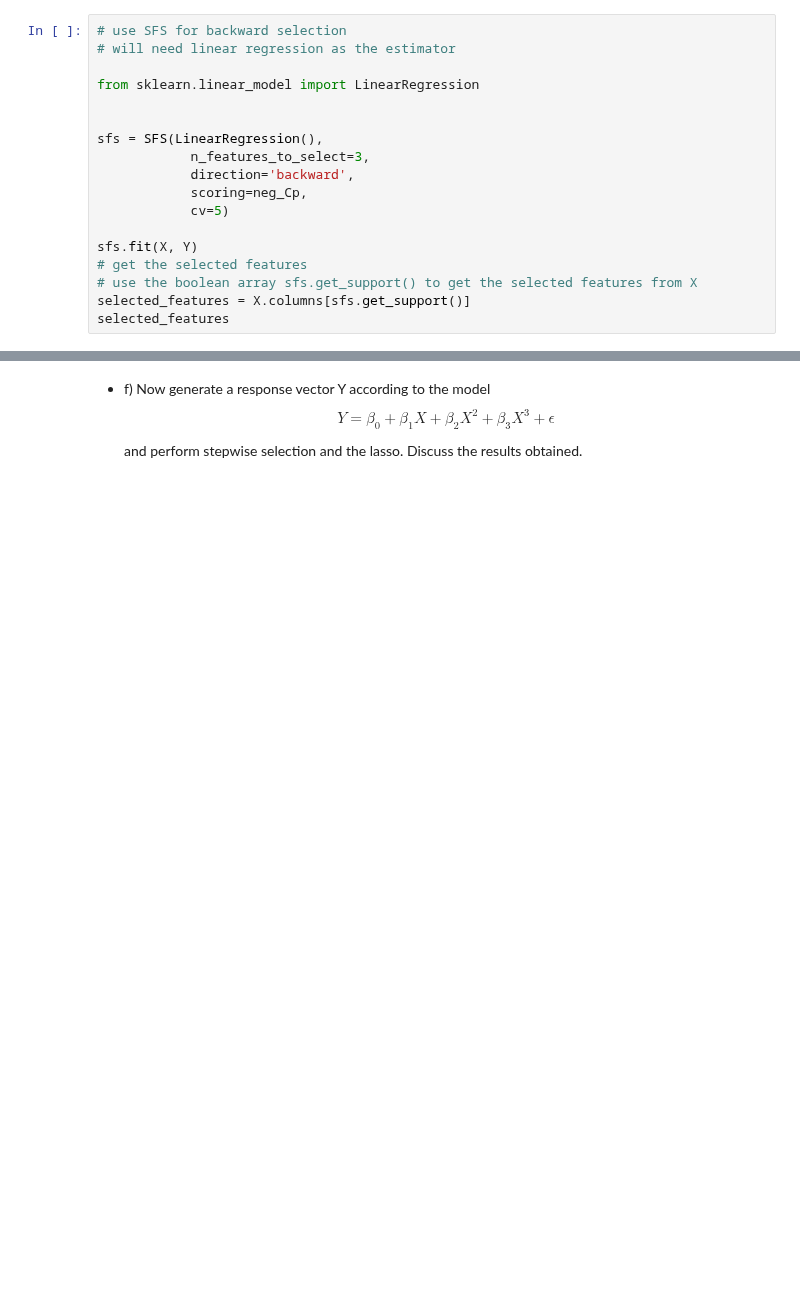
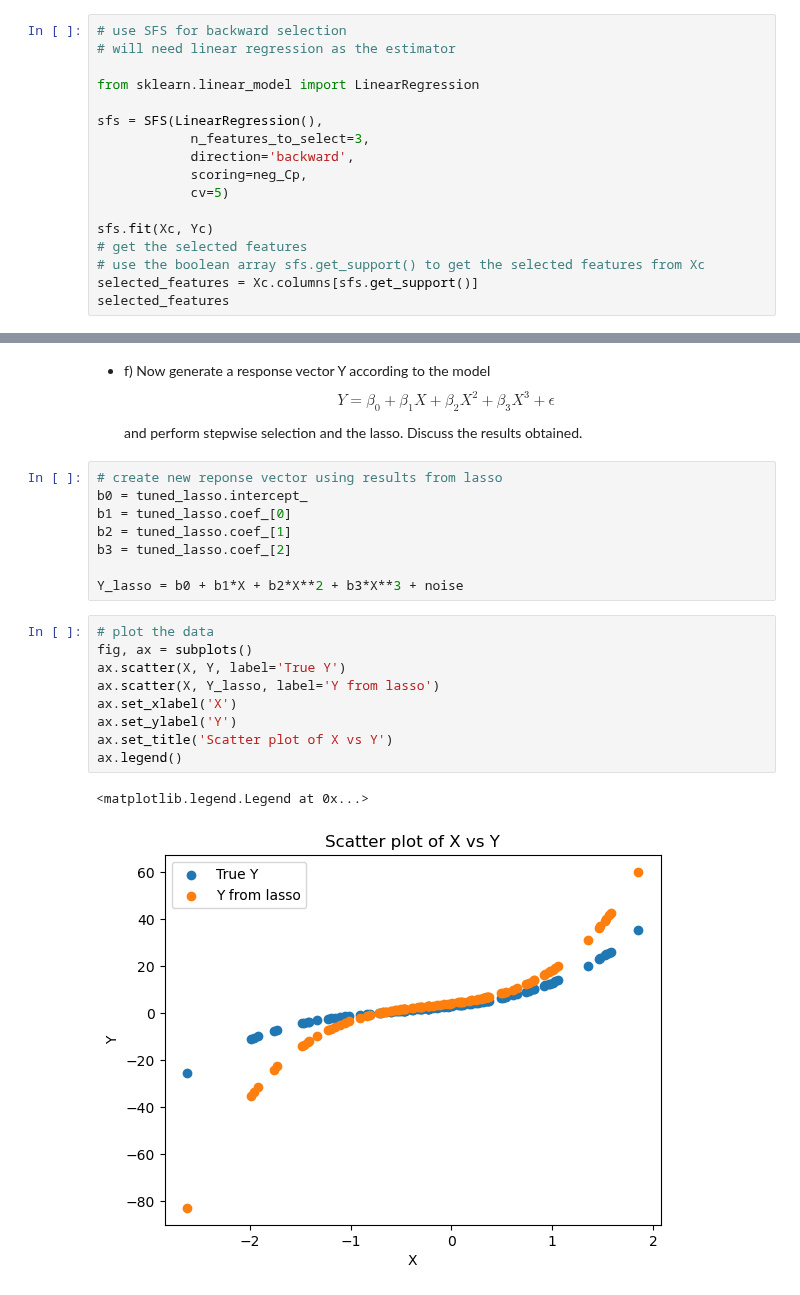
Before and after one commit to cake-dev/AdvDataScience, a Jupyter notebook: ch6hw.ipynb, the cells around one changed output, grey strips where cells are left out. Drawn from its saved outputs; the diff is of its cells as text; blank space fills up the shorter version.

```diff
--- a/ch6hw.ipynb
+++ b/ch6hw.ipynb
@@ -149,7 +149,6 @@ answer compare to the results in (c)?
 # will need linear regression as the estimator
 
 from sklearn.linear_model import LinearRegression
-
 
 sfs = SFS(LinearRegression(),
             n_features_to_select=3,
@@ -157,10 +156,10 @@ sfs = SFS(LinearRegression(),
             scoring=neg_Cp,
             cv=5)
 
-sfs.fit(X, Y)
+sfs.fit(Xc, Yc)
 # get the selected features
-# use the boolean array sfs.get_support() to get the selected features from X
-selected_features = X.columns[sfs.get_support()]
+# use the boolean array sfs.get_support() to get the selected features from Xc
+selected_features = Xc.columns[sfs.get_support()]
 selected_features
 # %% [output]
 Index(['X^1', 'X^2', 'X^3'], dtype='object')
@@ -191,3 +220,23 @@ $$
 Y = \beta_0 + \beta_1X + \beta_2X^2 + \beta_3X^3 + \epsilon
 $$
 and perform stepwise selection and the lasso. Discuss the results obtained.
+# %%
+# create new reponse vector using results from lasso
+b0 = tuned_lasso.intercept_
+b1 = tuned_lasso.coef_[0]
+b2 = tuned_lasso.coef_[1]
+b3 = tuned_lasso.coef_[2]
+
+Y_lasso = b0 + b1*X + b2*X**2 + b3*X**3 + noise
+# %%
+# plot the data
+fig, ax = subplots()
+ax.scatter(X, Y, label='True Y')
+ax.scatter(X, Y_lasso, label='Y from lasso')
+ax.set_xlabel('X')
+ax.set_ylabel('Y')
+ax.set_title('Scatter plot of X vs Y')
+ax.legend()
+# %% [output]
+<matplotlib.legend.Legend at 0x...>
+[figure, added]
```
Also changed, not shown: parts of 28 cells of this notebook.
